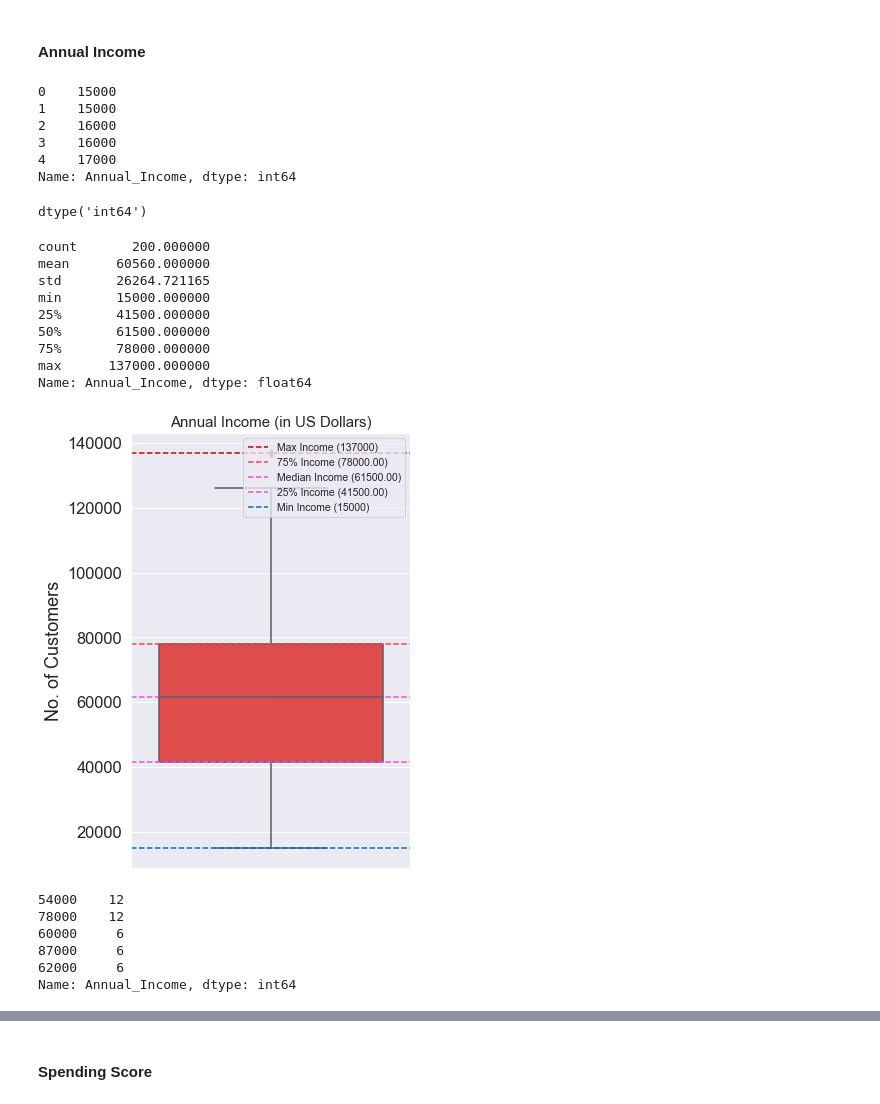
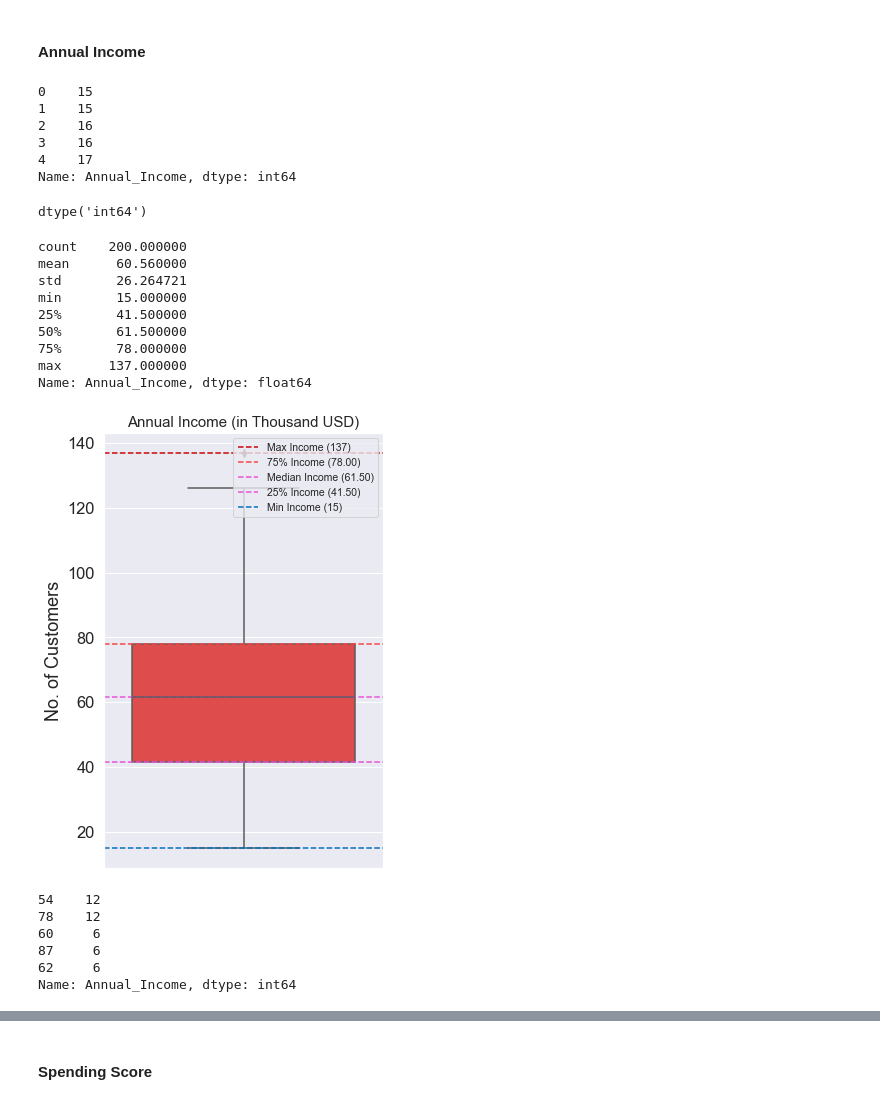
Before and after one commit to mayursrt/customer-segmentation-using-k-means, a Jupyter notebook: Customer Segmentation.ipynb, the cells around one changed output, grey strips where cells are left out. Saved outputs shown, nothing was run; the diff lists cells and outputs as text; code cells hidden in the pictures.

```diff
--- a/Customer Segmentation.ipynb
+++ b/Customer Segmentation.ipynb
@@ -192,6 +192,6 @@ data.head()
 | 3 | Female | 23 | 16 | 77 |
 | 4 | Female | 31 | 17 | 40 |
 # %%
-# the annual income has inconsistent data as it shoulb be in 'Thousands'
-data['Annual_Income'] = data['Annual_Income'] *  1000
-data.head()
+# # the annual income has inconsistent data as it shoulb be in 'Thousands'
+# data['Annual_Income'] = data['Annual_Income'] *  1000
+# data.head()
@@ -495,11 +488,11 @@ plt.show()
 #First we look at the Annual Income column
 data['Annual_Income'].head()
 # %% [output]
-0    15000
-1    15000
-2    16000
-3    16000
-4    17000
+0    15
+1    15
+2    16
+3    16
+4    17
 Name: Annual_Income, dtype: int64
 # %%
 # Data type of Annual Income Column
@@ -510,41 +503,41 @@ dtype('int64')
 # Statistical data about Annual Income column
 data['Annual_Income'].describe()
 # %% [output]
-count       200.000000
-mean      60560.000000
-std       26264.721165
-min       15000.000000
-25%       41500.000000
-50%       61500.000000
-75%       78000.000000
-max      137000.000000
+count    200.000000
+mean      60.560000
+std       26.264721
+min       15.000000
+25%       41.500000
+50%       61.500000
+75%       78.000000
+max      137.000000
 Name: Annual_Income, dtype: float64
 # %%
 # Visualizing statistical data about Annual Income column
 fig, ax = plt.subplots(figsize=(5,8))
 sns.set(font_scale=1.5)
 ax = sns.boxplot(y=data["Annual_Income"], color="#f73434")
 ax.axhline(y=data["Annual_Income"].max(), linestyle='--',color='#c90404', label=f'Max Income ({data.Annual_Income.max()})')
 ax.axhline(y=data["Annual_Income"].describe()[6], linestyle='--',color='#f74343', label=f'75% Income ({data.Annual_Income.describe()[6]:.2f})')
 ax.axhline(y=data["Annual_Income"].median(), linestyle='--',color='#eb50db', label=f'Median Income ({data.Annual_Income.median():.2f})')
 ax.axhline(y=data["Annual_Income"].describe()[4], linestyle='--',color='#eb50db', label=f'25% Income ({data.Annual_Income.describe()[4]:.2f})')
 ax.axhline(y=data["Annual_Income"].min(), linestyle='--',color='#046ebf', label=f'Min Income ({data.Annual_Income.min()})')
 ax.legend(fontsize='xx-small', loc='upper right')
 ax.set_ylabel('No. of Customers')
 
-plt.title('Annual Income (in US Dollars)', fontsize = 15)
+plt.title('Annual Income (in Thousand USD)', fontsize = 15)
 plt.show()
 # %% [output]
-[figure, old version]
+[figure, new version]
 # %%
 # Distribution of Annual Income
 data['Annual_Income'].value_counts().head()
 # %% [output]
-54000    12
-78000    12
-60000     6
-87000     6
-62000     6
+54    12
+78    12
+60     6
+87     6
+62     6
 Name: Annual_Income, dtype: int64
 # %%
 # Annual Income value Distribution
```
Also changed, not shown: parts of 32 cells of this notebook.
